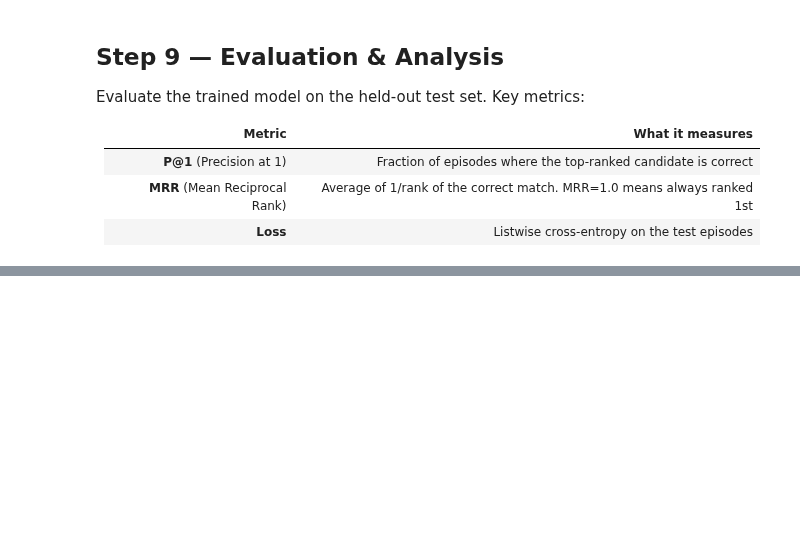
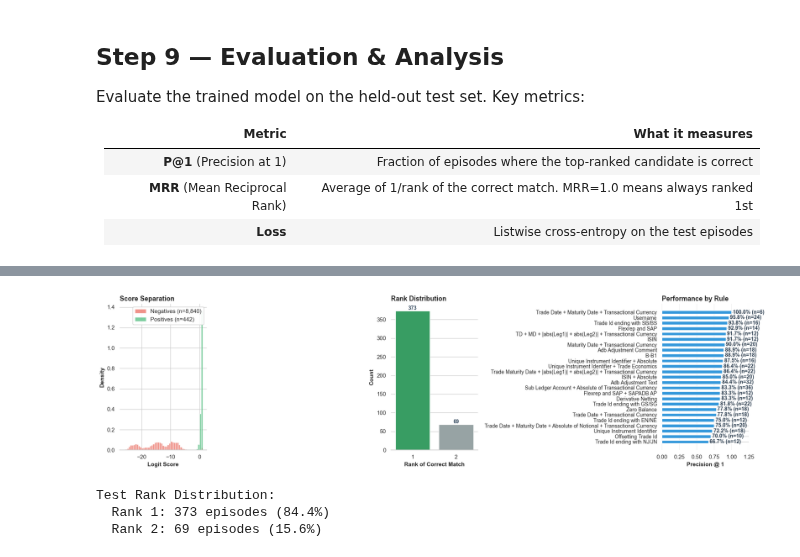
Before and after one commit to adrianvargasgarrido/Siamese_Neural_Network_Matching, a Jupyter notebook: src/model/nn_matching/notebooks/siamese_txn_matching.ipynb, the cells around one changed output, grey strips where cells are left out. Cells and saved outputs as stored; diff of their text form; code cells hidden in the pictures; blank space fills up the shorter version.

```diff
--- a/src/model/nn_matching/notebooks/siamese_txn_matching.ipynb
+++ b/src/model/nn_matching/notebooks/siamese_txn_matching.ipynb
@@ -975,5 +1508,6 @@ plt.show()
 # %%
 # Visual: Score distribution and rank analysis on test set
+import seaborn as sns
 model.eval()
 all_pos_scores, all_neg_scores = [], []
 all_ranks = []
@@ -1000,50 +1534,86 @@ with torch.no_grad():
         scores = logits.cpu().numpy()
 
         all_pos_scores.append(scores[0])
         all_neg_scores.extend(scores[1:].tolist())
 
         rank = int((np.argsort(-scores) == 0).argmax())
         all_ranks.append(rank + 1)  # 1-indexed
         all_rules.append(ep.get("rule", "UNKNOWN"))
 
-fig, axes = plt.subplots(1, 3, figsize=(16, 4))
+# --- Professional Plotting ---
+sns.set_theme(style="whitegrid", context="notebook")
+fig, axes = plt.subplots(1, 3, figsize=(18, 5))
+palette = sns.color_palette("muted")
 
-# Left: Score distribution
-axes[0].hist(all_neg_scores, bins=40, alpha=0.6, label=f"Negatives (n={len(all_neg_scores):,})", color="#ef4444", density=True)
-axes[0].hist(all_pos_scores, bins=40, alpha=0.7, label=f"Positives (n={len(all_pos_scores):,})", color="#22c55e", density=True)
-axes[0].set_xlabel("Raw Logit Score")
-axes[0].set_ylabel("Density")
-axes[0].set_title("Model Score Distribution (Test)")
-axes[0].legend()
+# Left: Score Distribution (KDE + Hist)
+# Note: we use common bins for cleaner overlay
+bins = np.linspace(min(min(all_neg_scores), min(all_pos_scores)),
+                   max(max(all_neg_scores), max(all_pos_scores)), 50)
 
-# Middle: Rank distribution
+axes[0].hist(all_neg_scores, bins=bins, density=True, alpha=0.6,
+             label=f"Negatives (n={len(all_neg_scores):,})", color="#e74c3c")
+axes[0].hist(all_pos_scores, bins=bins, density=True, alpha=0.6,
+             label=f"Positives (n={len(all_pos_scores):,})", color="#27ae60")
+
+# Determine max density for text placement
+axes[0].set_xlabel("Logit Score", fontsize=11, fontweight='bold')
+axes[0].set_ylabel("Density", fontsize=11, fontweight='bold')
+axes[0].set_title("Score Separation", fontsize=13, fontweight='bold', loc='left')
+axes[0].legend(frameon=True, framealpha=0.9, facecolor='white', loc='upper right')
+sns.despine(ax=axes[0], left=True)
+
+# Middle: Rank Distribution
 rank_counts = pd.Series(all_ranks).value_counts().sort_index()
-colors_rank = ["#22c55e" if r == 1 else "#f59e0b" if r <= 3 else "#ef4444" for r in rank_counts.index]
-axes[1].bar(rank_counts.index, rank_counts.values, color=colors_rank, edgecolor="white")
-axes[1].set_xlabel("Rank of Correct Match")
-axes[1].set_ylabel("Episodes")
-axes[1].set_title("Where Does the Correct Match Rank? (Test)")
-axes[1].set_xticks(rank_counts.index)
+# Highlight Rank 1
+colors = ["#27ae60" if r == 1 else "#95a5a6" for r in rank_counts.index]
+
+bp = sns.barplot(x=rank_counts.index, y=rank_counts.values, hue=rank_counts.index, palette=colors, ax=axes[1], legend=False)
+axes[1].set_xlabel("Rank of Correct Match", fontsize=11, fontweight='bold')
+axes[1].set_ylabel("Count", fontsize=11, fontweight='bold')
+axes[1].set_title("Rank Distribution", fontsize=13, fontweight='bold', loc='left')
+
+# Add counts on top
+for p in bp.patches:
+    if p.get_height() > 0:
+        bp.annotate(f'{int(p.get_height())}',
+                   (p.get_x() + p.get_width() / 2., p.get_height()),
+                   ha = 'center', va = 'bottom',
+                   fontsize=10, fontweight='bold', color="#34495e")
+sns.despine(ax=axes[1], left=True)
+
 
 # Right: P@1 per rule
 rule_df = pd.DataFrame({"rule": all_rules, "rank": all_ranks})
 rule_df["hit"] = (rule_df["rank"] == 1).astype(int)
 per_rule = rule_df.groupby("rule").agg(
     p_at_1=("hit", "mean"),
     count=("hit", "count")
 ).sort_values("p_at_1", ascending=True)
 
-bars = axes[2].barh(per_rule.index, per_rule["p_at_1"], color="#4a90d9", edgecolor="white")
+y_pos = np.arange(len(per_rule))
+axes[2].barh(y_pos, per_rule["p_at_1"], color="#3498db", height=0.6, edgecolor='white')
+axes[2].set_yticks(y_pos)
+axes[2].set_yticklabels(per_rule.index, fontsize=10)
+axes[2].set_xlabel("Precision @ 1", fontsize=11, fontweight='bold')
+axes[2].set_title("Performance by Rule", fontsize=13, fontweight='bold', loc='left')
+axes[2].set_xlim(0, 1.25) # Room for text
+sns.despine(ax=axes[2], bottom=True, left=True)
+axes[2].grid(axis='x', alpha=0.3)
+
+# Add text labels
 for i, (p, n) in enumerate(zip(per_rule["p_at_1"], per_rule["count"])):
-    axes[2].text(p + 0.02, i, f"{p:.0%} (n={n})", va="center", fontsize=9)
-axes[2].set_xlabel("P@1")
-axes[2].set_xlim(0, 1.3)
-axes[2].set_title("P@1 by Match Rule (Test)")
+    text_label = f"{p:.1%} (n={n})"
+    axes[2].text(p + 0.02, i, text_label, va="center", fontsize=10, fontweight='bold', color="#2c3e50")
 
 plt.tight_layout()
 plt.show()
 
 print(f"\nTest Rank Distribution:")
 for r in sorted(rank_counts.index):
     pct = 100 * rank_counts[r] / len(all_ranks)
     print(f"  Rank {r}: {rank_counts[r]} episodes ({pct:.1f}%)")
+# %% [output]
+[figure, added]
+Test Rank Distribution:
+  Rank 1: 373 episodes (84.4%)
+  Rank 2: 69 episodes (15.6%)
```
Also changed, not shown: parts of 27 cells of this notebook, 7 other files.
